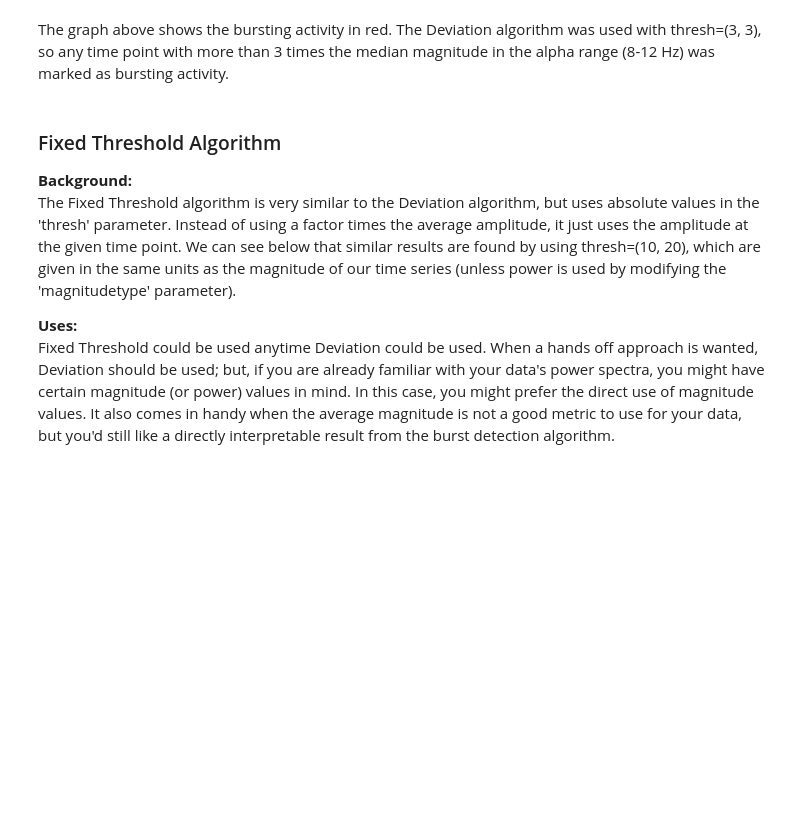
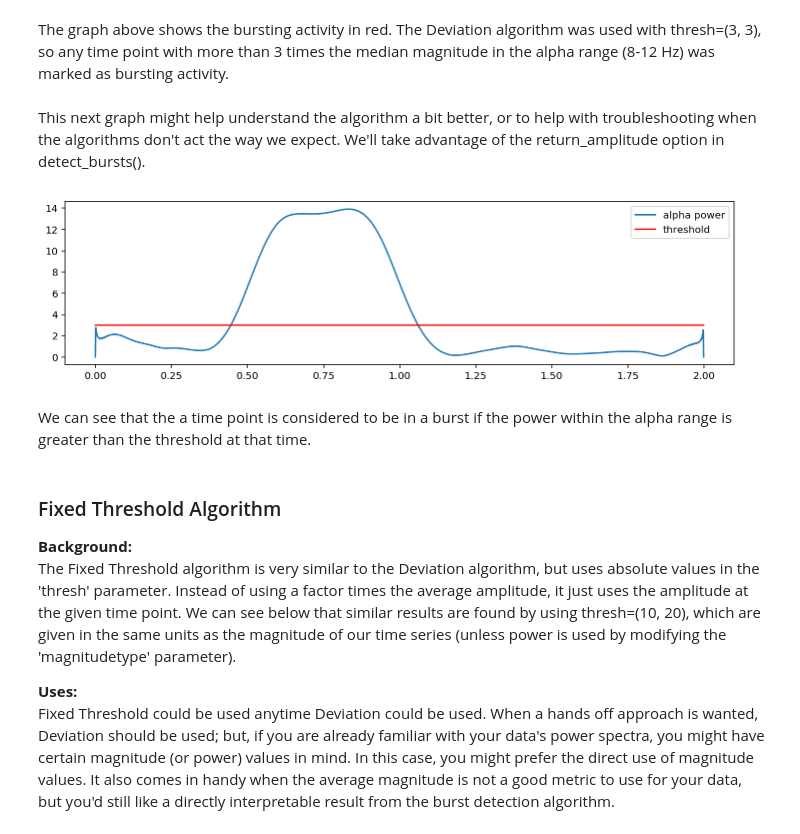
Before and after one commit to neurodsp-tools/neurodsp, a Jupyter notebook: tutorials/Burst detection.ipynb, the cells around one changed output. Saved outputs shown, nothing was run; the diff lists cells and outputs as text; code cells hidden in the pictures; blank space fills up the shorter version.

Commit message:
Added return_amplitude

```diff
--- a/tutorials/Burst detection.ipynb
+++ b/tutorials/Burst detection.ipynb
@@ -58,6 +58,21 @@ plt.legend(loc='best');
 [figure]
 # %% [markdown]
 The graph above shows the bursting activity in red. The Deviation algorithm was used with thresh=(3, 3), so any time point with more than 3 times the median magnitude in the alpha range (8-12 Hz) was marked as bursting activity.
+# %% [markdown]
+This next graph might help understand the algorithm a bit better, or to help with troubleshooting when the algorithms don't act the way we expect. We'll take advantage of the return_amplitude option in detect_bursts().
+# %%
+# Get amplitudes
+bursting, power = neurodsp.detect_bursts(Fs, x, alpha, algorithm='deviation', return_amplitude=True, thresh=(3, 3))
+
+# Plot alpha power
+plt.figure(figsize=(12,3));
+plt.plot(t, power, label='alpha power');
+plt.plot(t, 3*np.ones(len(t)), 'r', label='threshold')
+plt.legend(loc='best');
+# %% [output]
+[figure, added]
+# %% [markdown]
+We can see that the a time point is considered to be in a burst if the power within the alpha range is greater than the threshold at that time.
 # %% [markdown]
 ### Fixed Threshold Algorithm
 **Background:**
```
Also changed, not shown: 1 other file.
